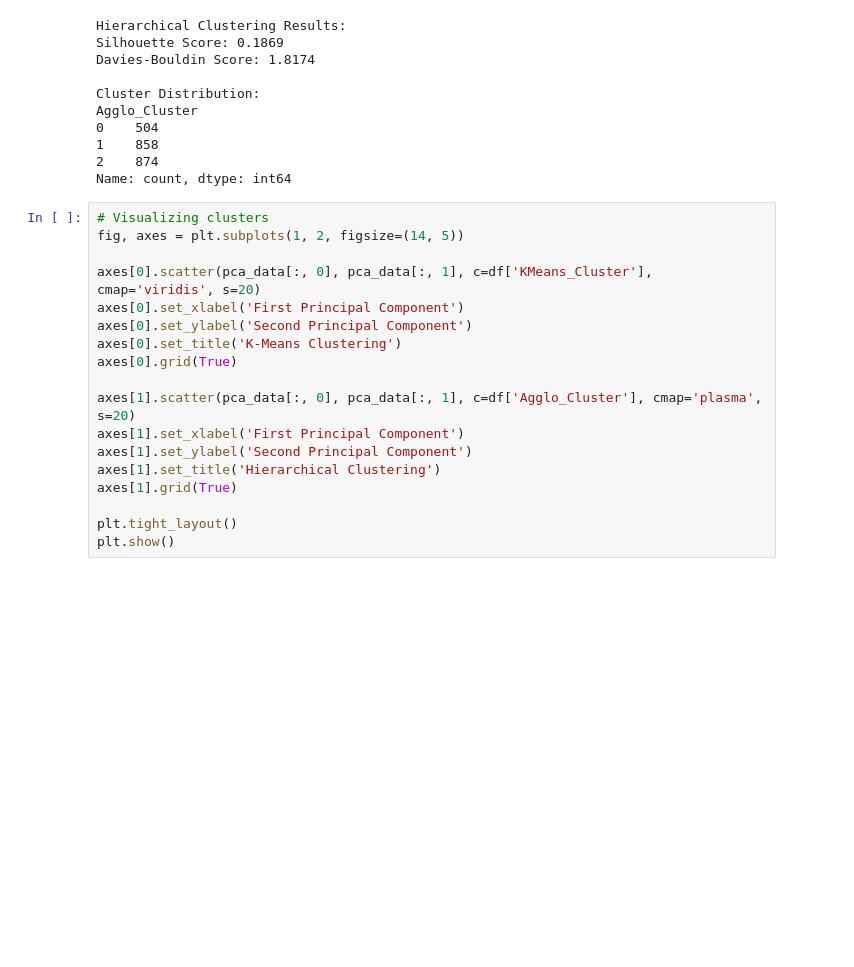
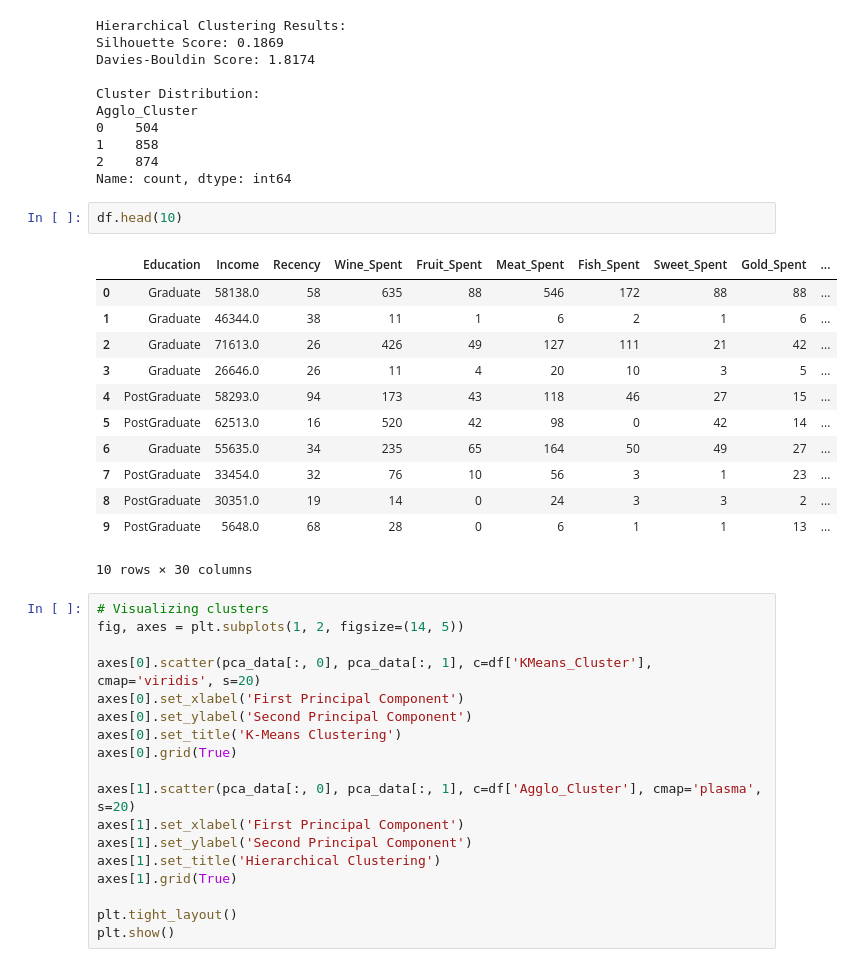
Before and after one commit to yugvgchauhan/Tops_Technology, a Jupyter notebook: Unsupervised_ML/customer_segmentation/final.ipynb, the cells around one changed output. Saved outputs shown, nothing was run; the diff lists cells and outputs as text; blank space fills up the shorter version.

```diff
--- a/Unsupervised_ML/customer_segmentation/final.ipynb
+++ b/Unsupervised_ML/customer_segmentation/final.ipynb
@@ -265,6 +266,21 @@ Agglo_Cluster
 1    858
 2    874
 Name: count, dtype: int64
+# %%
+df.head(10)
+# %% [output]
+|  | Education | Income | Recency | Wine_Spent | Fruit_Spent | Meat_Spent | Fish_Spent | Sweet_Spent | Gold_Spent | ... |
+| 0 | Graduate | 58138.0 | 58 | 635 | 88 | 546 | 172 | 88 | 88 | ... |
+| 1 | Graduate | 46344.0 | 38 | 11 | 1 | 6 | 2 | 1 | 6 | ... |
+| 2 | Graduate | 71613.0 | 26 | 426 | 49 | 127 | 111 | 21 | 42 | ... |
+| 3 | Graduate | 26646.0 | 26 | 11 | 4 | 20 | 10 | 3 | 5 | ... |
+| 4 | PostGraduate | 58293.0 | 94 | 173 | 43 | 118 | 46 | 27 | 15 | ... |
+| 5 | PostGraduate | 62513.0 | 16 | 520 | 42 | 98 | 0 | 42 | 14 | ... |
+| 6 | Graduate | 55635.0 | 34 | 235 | 65 | 164 | 50 | 49 | 27 | ... |
+| 7 | PostGraduate | 33454.0 | 32 | 76 | 10 | 56 | 3 | 1 | 23 | ... |
+| 8 | PostGraduate | 30351.0 | 19 | 14 | 0 | 24 | 3 | 3 | 2 | ... |
+| 9 | PostGraduate | 5648.0 | 68 | 28 | 0 | 6 | 1 | 1 | 13 | ... |
+10 rows × 30 columns
 # %%
 # Visualizing clusters
 fig, axes = plt.subplots(1, 2, figsize=(14, 5))
```
Also changed, not shown: parts of 1 cell of this notebook.
